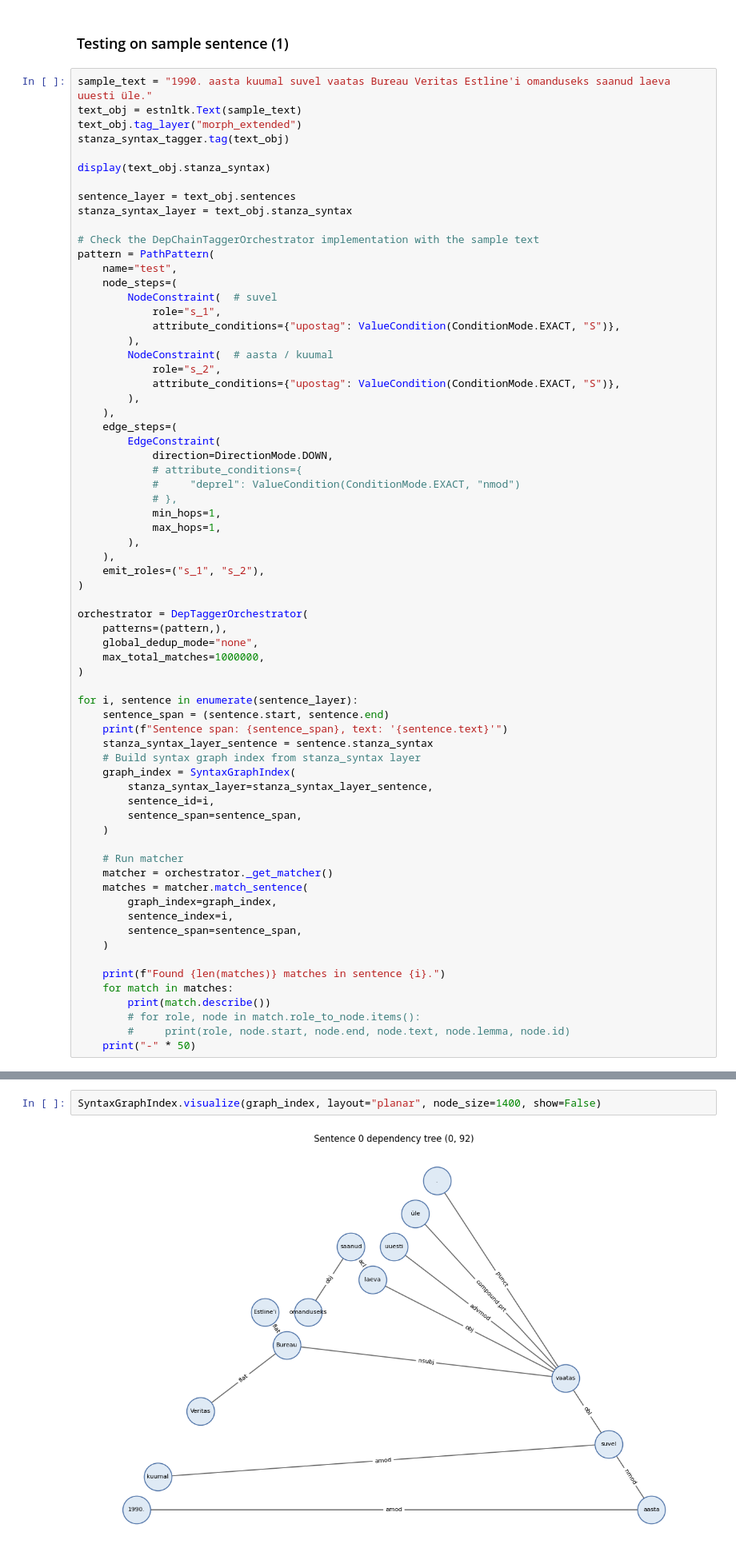
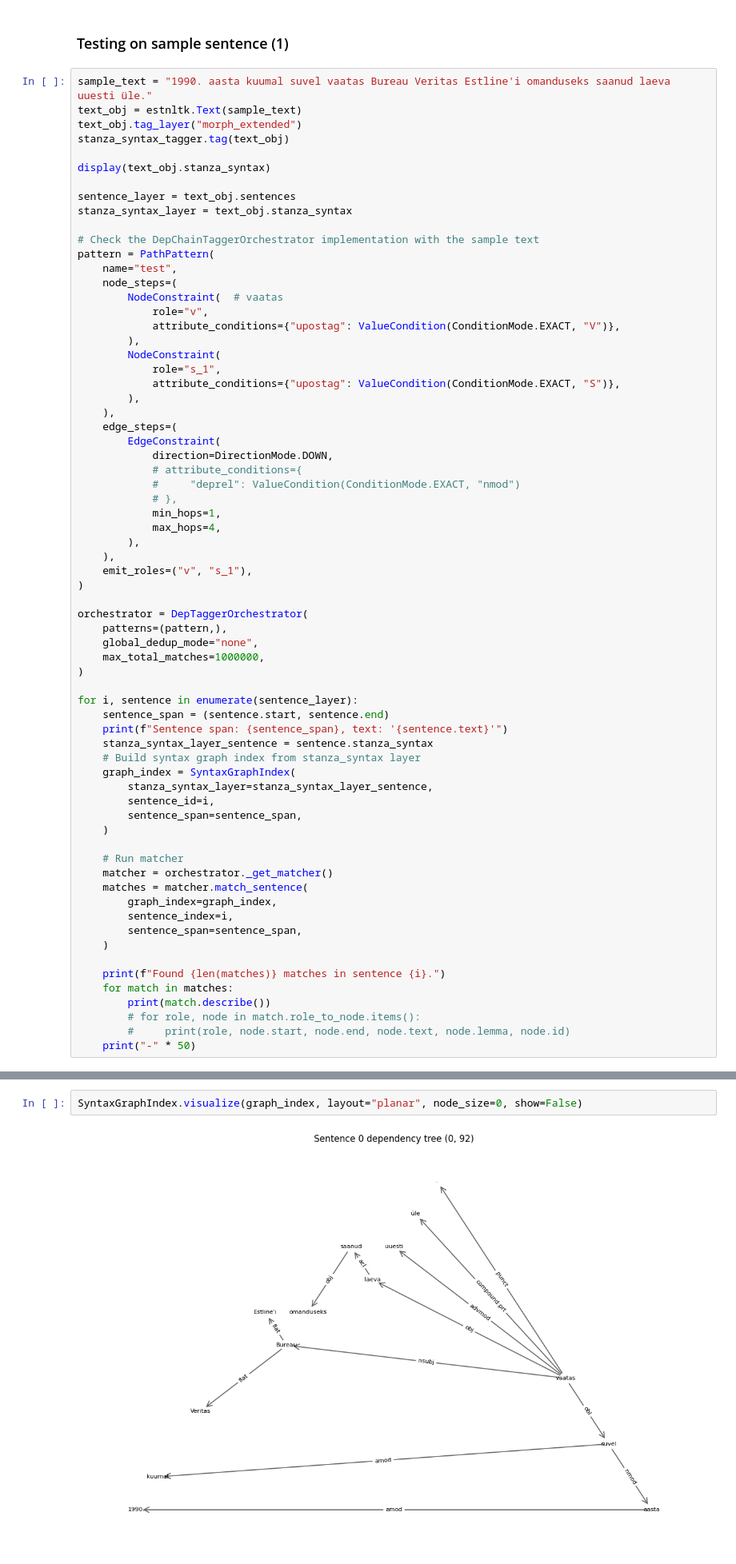
Before and after one commit to SanderSaska/EstNLTK_DependencyChains, a Jupyter notebook: testing_depchaintagger.ipynb, the cells around one changed output, grey strips where cells are left out. Shown at 80% size. Drawn from its saved outputs; the diff is of its cells as text.

```diff
--- a/testing_depchaintagger.ipynb
+++ b/testing_depchaintagger.ipynb
@@ -557,12 +557,12 @@ stanza_syntax_layer = text_obj.stanza_syntax
 pattern = PathPattern(
     name="test",
     node_steps=(
-        NodeConstraint(  # suvel
+        NodeConstraint(  # vaatas
+            role="v",
+            attribute_conditions={"upostag": ValueCondition(ConditionMode.EXACT, "V")},
+        ),
+        NodeConstraint(
             role="s_1",
-            attribute_conditions={"upostag": ValueCondition(ConditionMode.EXACT, "S")},
-        ),
-        NodeConstraint(  # aasta / kuumal
-            role="s_2",
             attribute_conditions={"upostag": ValueCondition(ConditionMode.EXACT, "S")},
         ),
     ),
@@ -573,10 +573,10 @@ pattern = PathPattern(
             #     "deprel": ValueCondition(ConditionMode.EXACT, "nmod")
             # },
             min_hops=1,
-            max_hops=1,
+            max_hops=4,
         ),
     ),
-    emit_roles=("s_1", "s_2"),
+    emit_roles=("v", "s_1"),
 )
 
 orchestrator = DepTaggerOrchestrator(
@@ -648,8 +648,8 @@ Matched text: 'suvel kuumal'
 --------------------------------------------------
 # %%
-SyntaxGraphIndex.visualize(graph_index, layout="planar", node_size=1400, show=False)
+SyntaxGraphIndex.visualize(graph_index, layout="planar", node_size=0, show=False)
 # %% [output]
-[figure, old version]
+[figure, new version]
 # %%
 # Testing DepChildTagger class and its EstNLTK-compatible wrapper on the sample text with the StanzaSyntaxTagger
 tagger = DepChildTagger(
```
Also changed, not shown: parts of 5 cells of this notebook, 5 other files.
